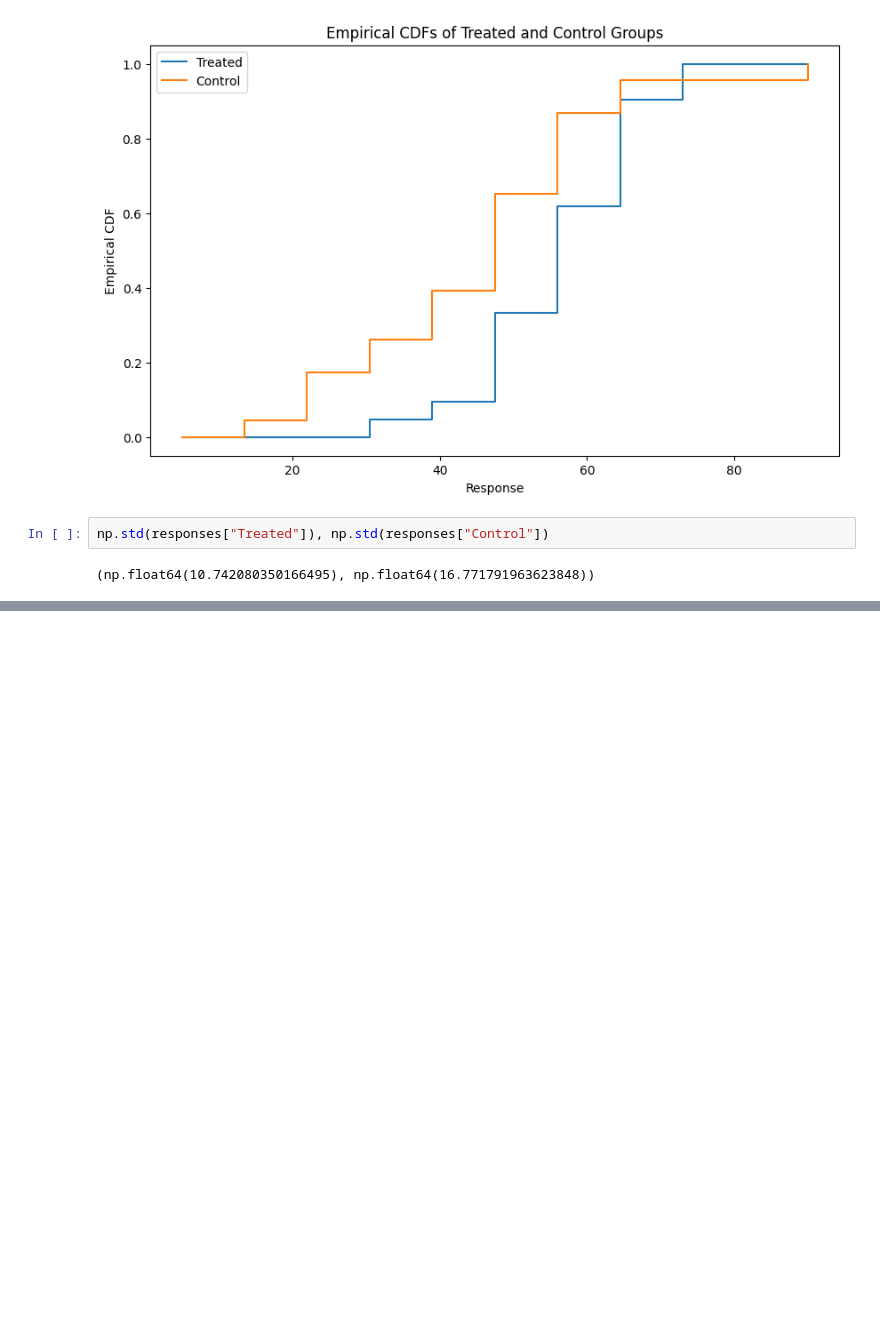
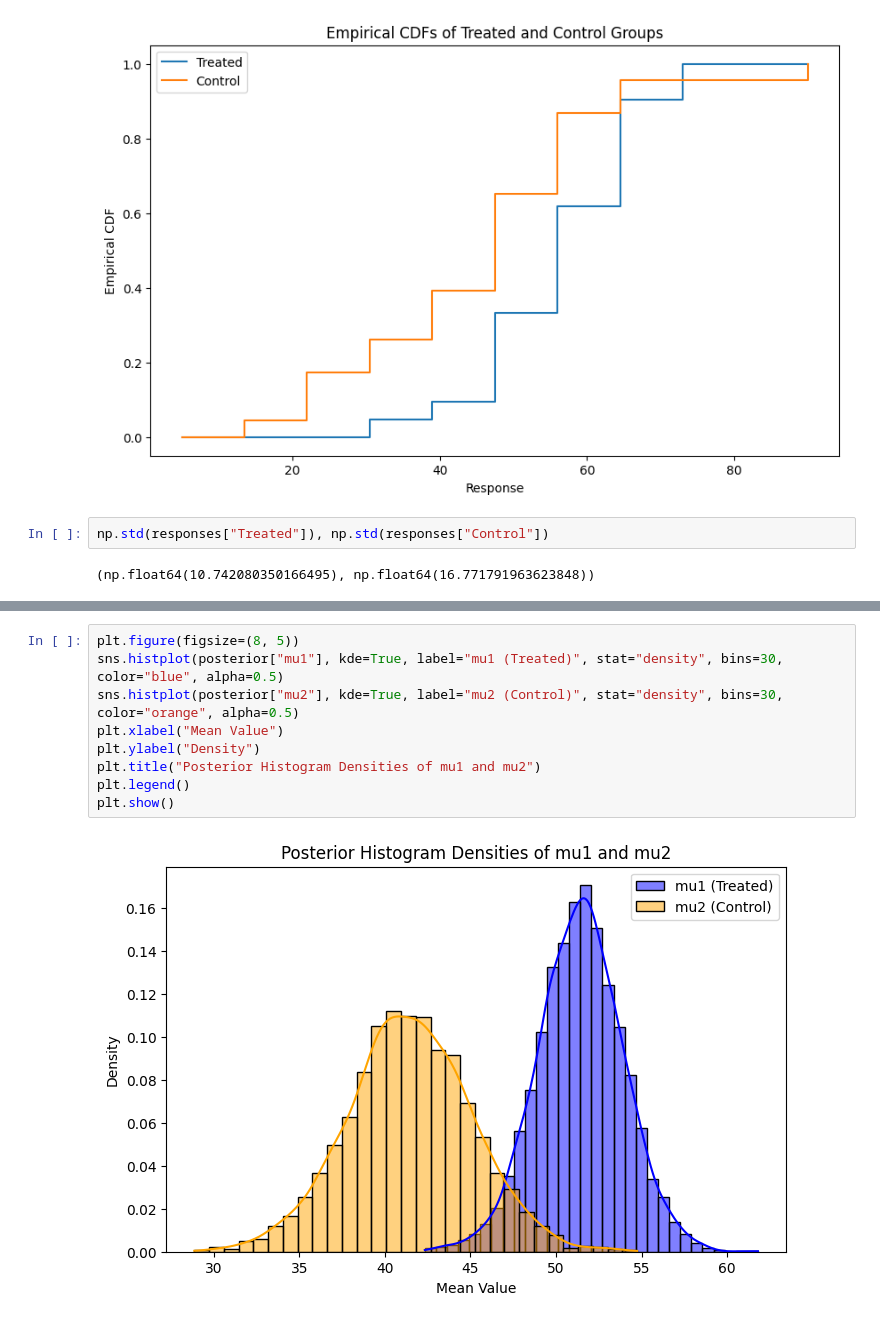
Before and after one commit to atruergod/Matsuura2022_Bayesian_Statistical_Modeling_with_Stan_R_and_Python, a Jupyter notebook: yndk/tb2/tb2_ch13_inference.ipynb, the cells around one changed output, grey strips where cells are left out. Saved outputs shown, nothing was run; the diff lists cells and outputs as text; blank space fills up the shorter version.

```diff
--- a/yndk/tb2/tb2_ch13_inference.ipynb
+++ b/yndk/tb2/tb2_ch13_inference.ipynb
@@ -195,0 +252,11 @@ print(posterior[["mu1", "mu2", "diff_means"]].describe())
+# %%
+plt.figure(figsize=(8, 5))
+sns.histplot(posterior["mu1"], kde=True, label="mu1 (Treated)", stat="density", bins=30, color="blue", alpha=0.5)
+sns.histplot(posterior["mu2"], kde=True, label="mu2 (Control)", stat="density", bins=30, color="orange", alpha=0.5)
+plt.xlabel("Mean Value")
+plt.ylabel("Density")
+plt.title("Posterior Histogram Densities of mu1 and mu2")
+plt.legend()
+plt.show()
+# %% [output]
+[figure, added]
```
Also changed, not shown: parts of 8 cells of this notebook, 4 other files.
